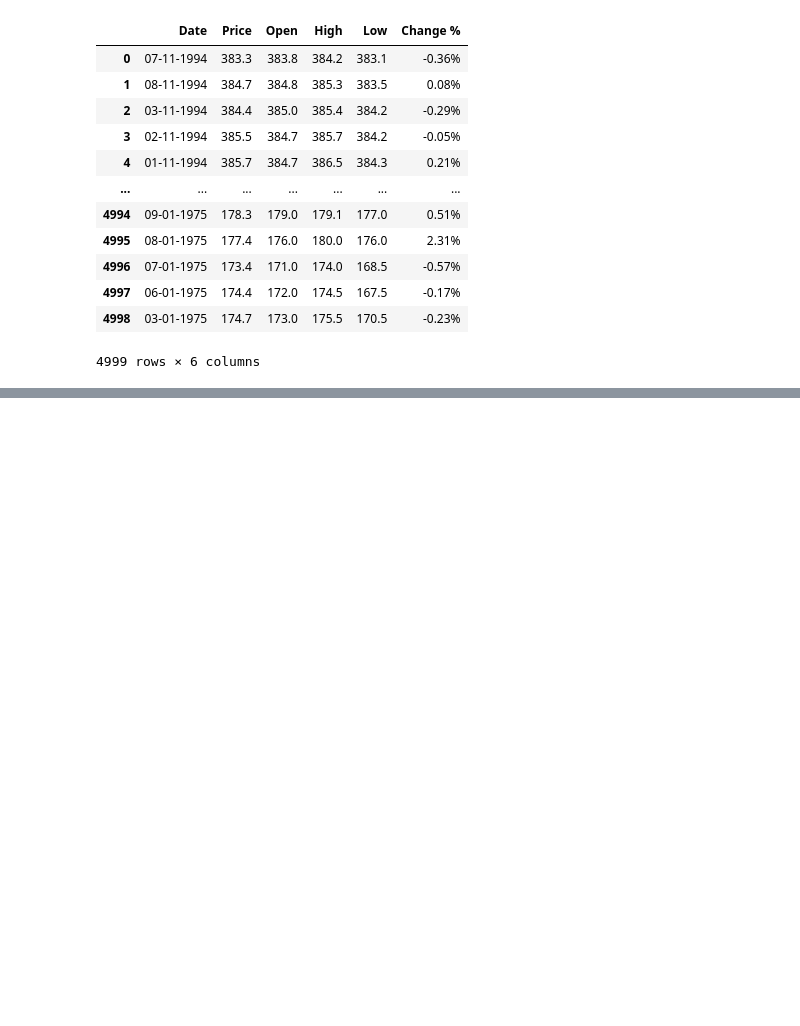
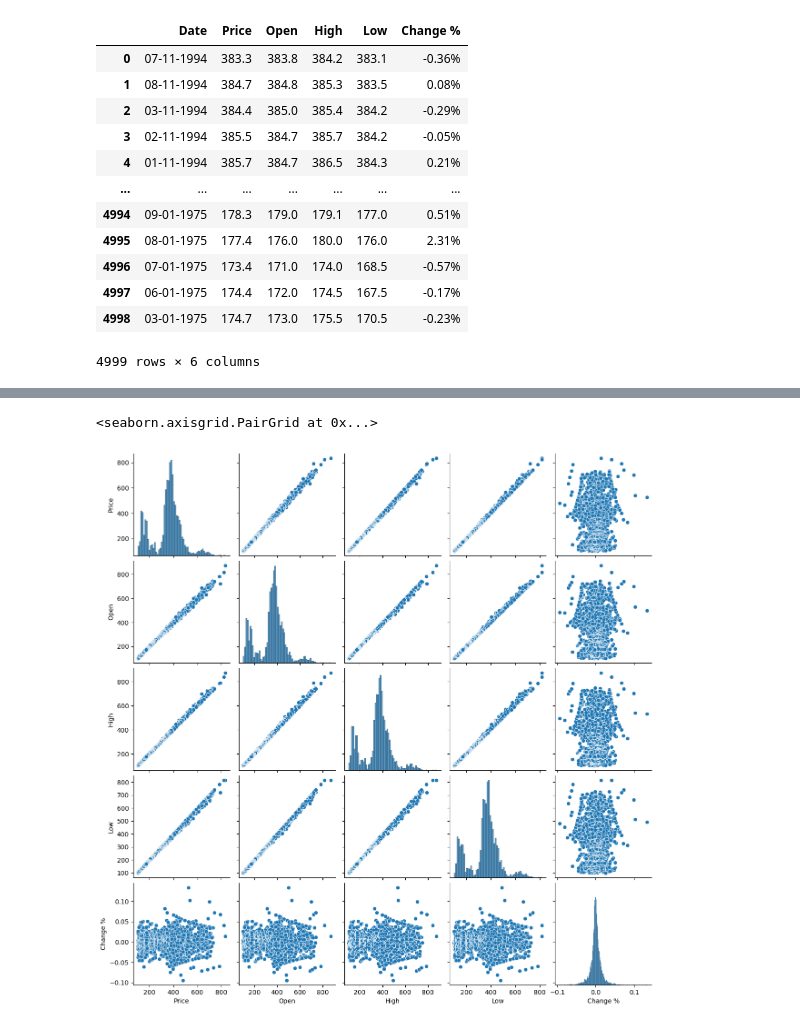
Before and after one commit to Mohansingh12/Ai, a Jupyter notebook: ml/projects/gold pridicter/gold_price.ipynb, the cells around one changed output, grey strips where cells are left out. Saved outputs shown, nothing was run; the diff lists cells and outputs as text; code cells hidden in the pictures; blank space fills up the shorter version.

```diff
--- a/ml/projects/gold pridicter/gold_price.ipynb
+++ b/ml/projects/gold pridicter/gold_price.ipynb
@@ -65,0 +99,2 @@ db
+# %%
+db['Date'] = pd.to_datetime(db['Date'],format="%d-%m-%Y")
@@ -65,0 +117,2 @@ db
+# %%
+db['Change %'] = db['Change %'].str.strip('%').astype(float)/100
@@ -65,0 +153,5 @@ db
+# %%
+sns.pairplot(db)
+# %% [output]
+<seaborn.axisgrid.PairGrid at 0x...>
+[figure, added]
```
Also changed, not shown: parts of 13 cells of this notebook, 2 other files.
